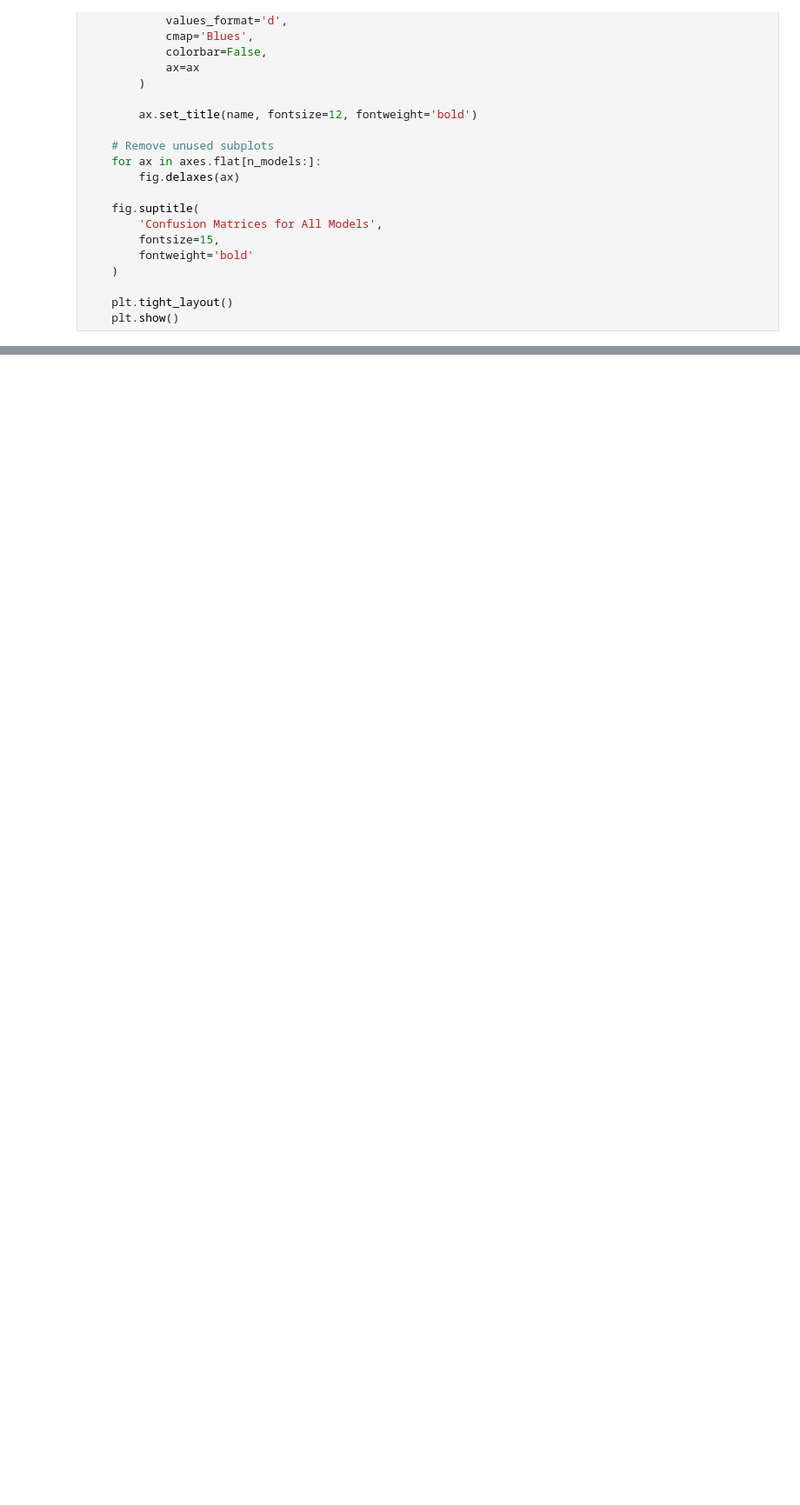
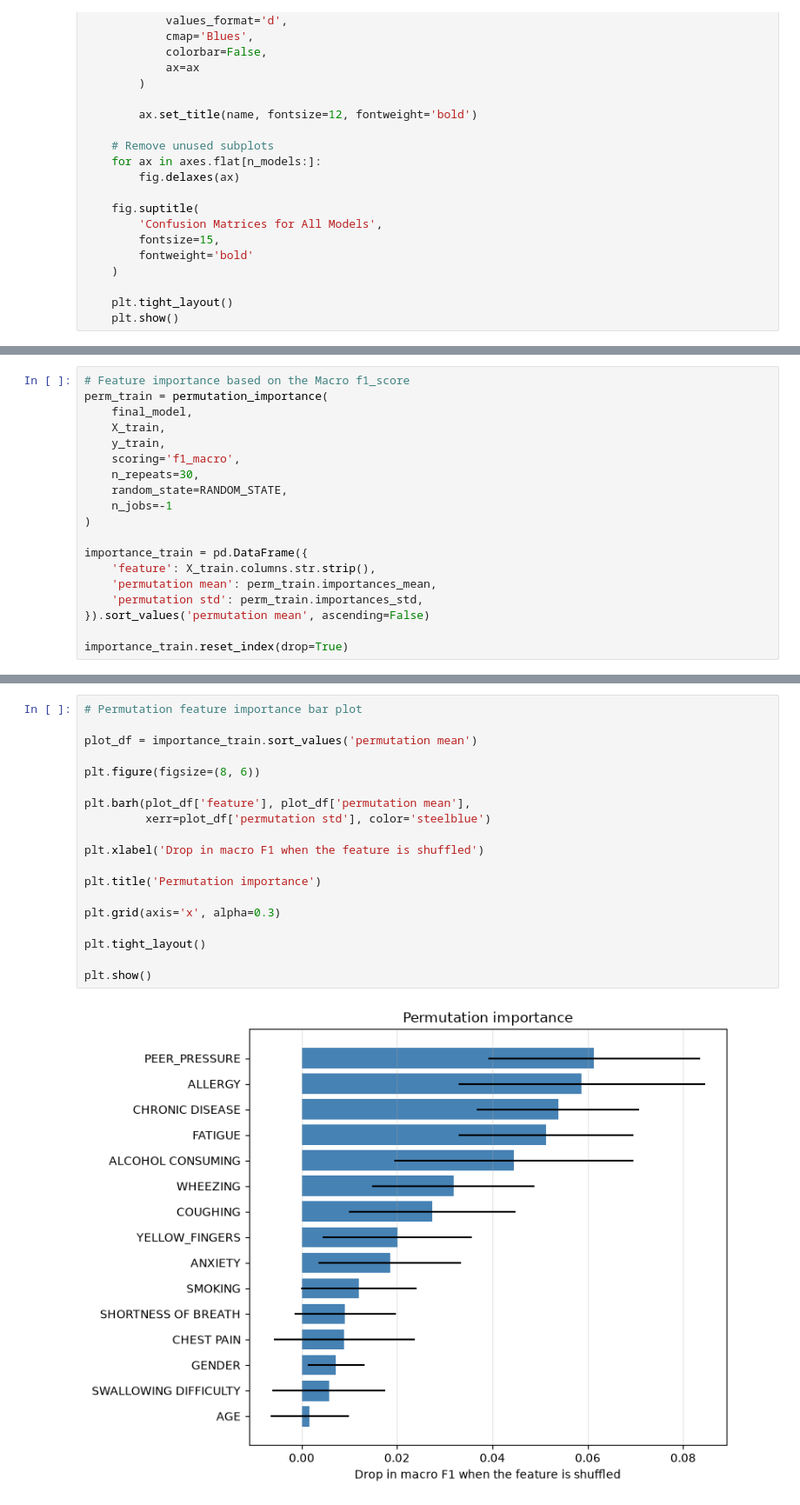
Before and after one commit to KWycliff/lung-cancer-classification, a Jupyter notebook: lung-cancer-risk-classification.ipynb, the cells around one changed output, grey strips where cells are left out. Shown at 87% size. Saved outputs shown, nothing was run; the diff lists cells and outputs as text; blank space fills up the shorter version.

```diff
--- a/lung-cancer-risk-classification.ipynb
+++ b/lung-cancer-risk-classification.ipynb
@@ -709,0 +427,19 @@ plt.show()
+# %%
+# Feature importance based on the Macro f1_score
+perm_train = permutation_importance(
+    final_model,
+    X_train,
+    y_train,
+    scoring='f1_macro',
+    n_repeats=30,
+    random_state=RANDOM_STATE,
+    n_jobs=-1
+)
+
+importance_train = pd.DataFrame({
+    'feature': X_train.columns.str.strip(),
+    'permutation mean': perm_train.importances_mean,
+    'permutation std': perm_train.importances_std,
+}).sort_values('permutation mean', ascending=False)
+
+importance_train.reset_index(drop=True)
@@ -709,0 +463,21 @@ plt.show()
+# %%
+# Permutation feature importance bar plot
+
+plot_df = importance_train.sort_values('permutation mean')
+
+plt.figure(figsize=(8, 6))
+
+plt.barh(plot_df['feature'], plot_df['permutation mean'],
+         xerr=plot_df['permutation std'], color='steelblue')
+
+plt.xlabel('Drop in macro F1 when the feature is shuffled')
+
+plt.title('Permutation importance')
+
+plt.grid(axis='x', alpha=0.3)
+
+plt.tight_layout()
+
+plt.show()
+# %% [output]
+[figure, added]
```
Also changed, not shown: parts of 28 cells of this notebook, 5 other files.
